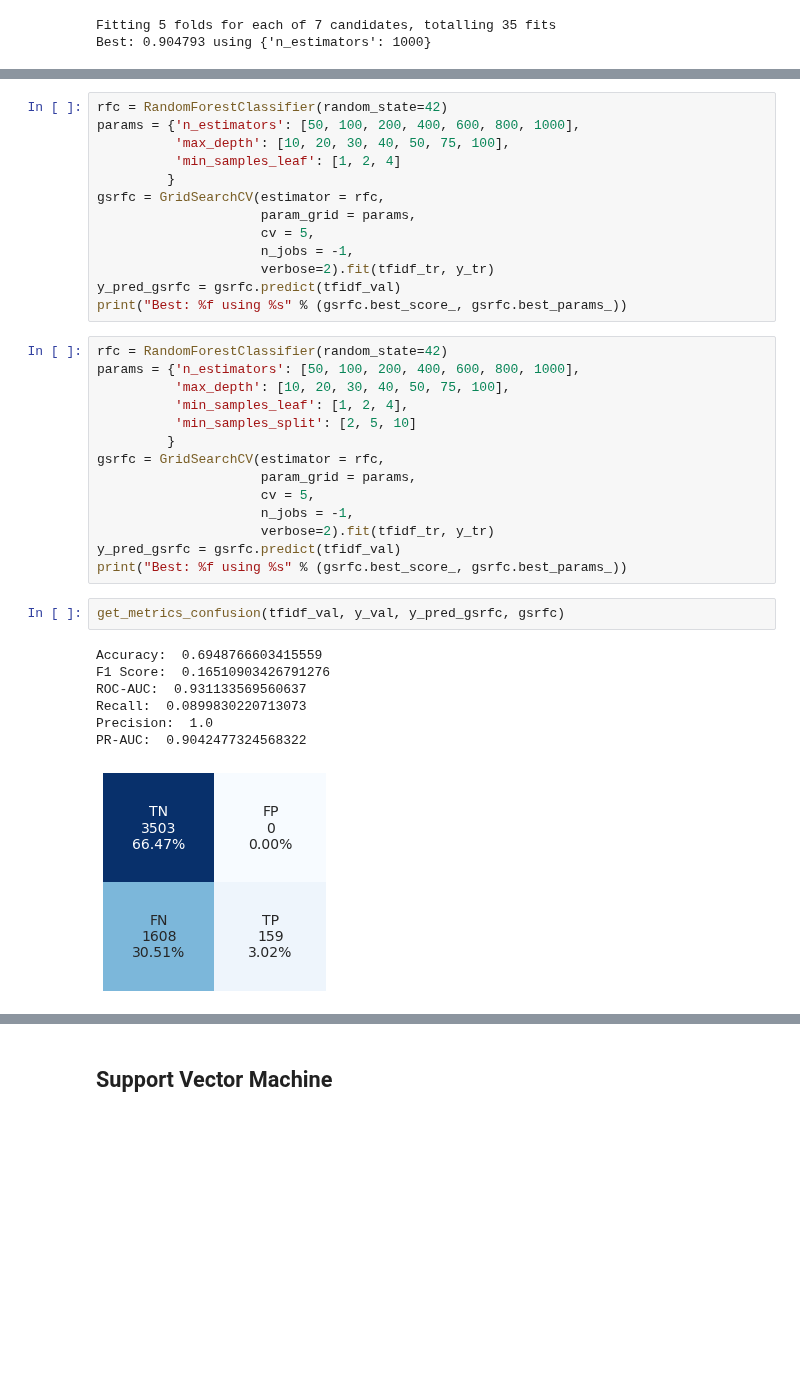
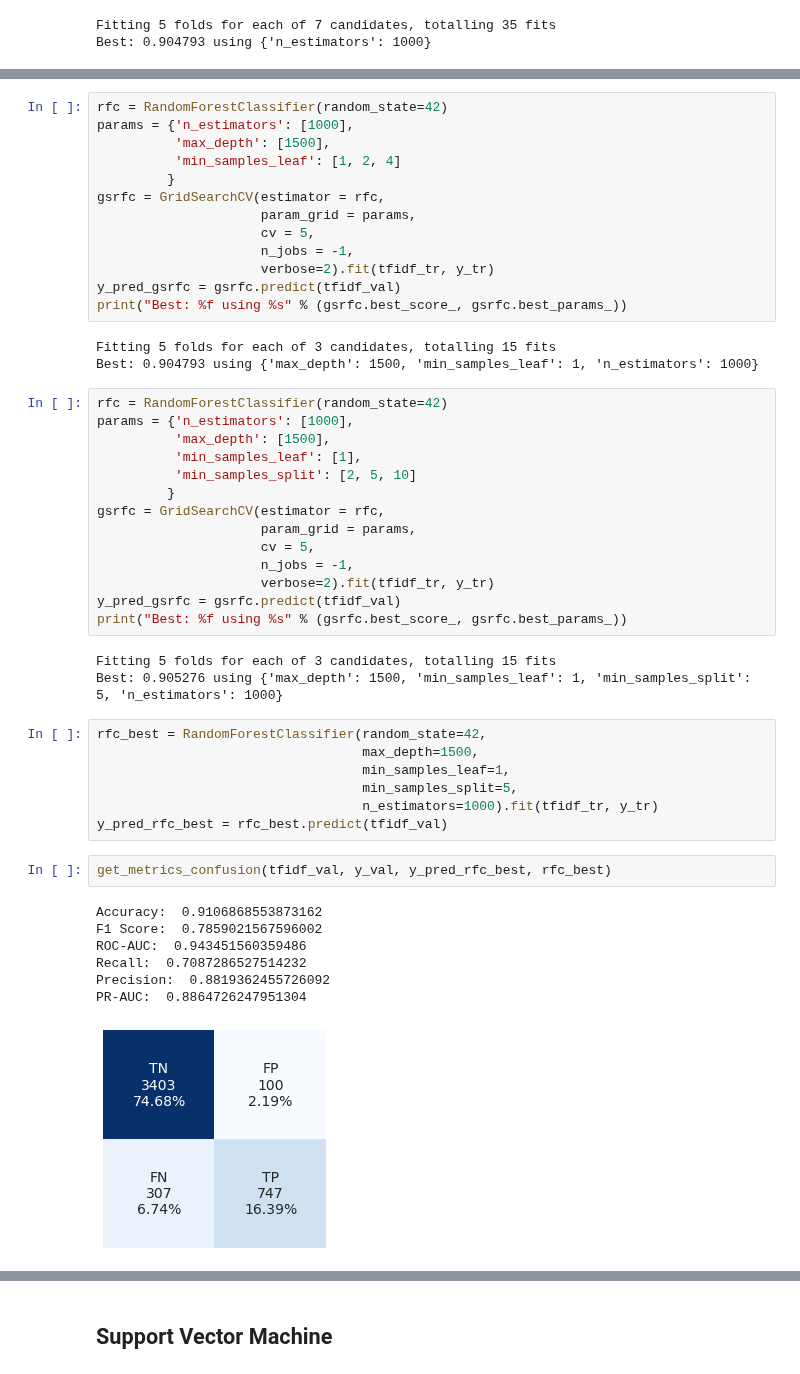
Before and after one commit to datascisteven/Automated-Hate-Tweet-Detection, a Jupyter notebook: notebooks/balanced_modeling.ipynb, the cells around one changed output, grey strips where cells are left out. Saved outputs shown, nothing was run; the diff lists cells and outputs as text; blank space fills up the shorter version.

```diff
--- a/notebooks/balanced_modeling.ipynb
+++ b/notebooks/balanced_modeling.ipynb
@@ -483,7 +478,7 @@ print("Best: %f using %s" % (gsrfc.best_score_, gsrfc.best_params_))
 # %%
 rfc = RandomForestClassifier(random_state=42)
-params = {'n_estimators': [50, 100, 200, 400, 600, 800, 1000],
-          'max_depth': [10, 20, 30, 40, 50, 75, 100],
+params = {'n_estimators': [1000],
+          'max_depth': [1500],
           'min_samples_leaf': [1, 2, 4]
          }
 gsrfc = GridSearchCV(estimator = rfc,
@@ -493,11 +488,14 @@ gsrfc = GridSearchCV(estimator = rfc,
                      verbose=2).fit(tfidf_tr, y_tr)
 y_pred_gsrfc = gsrfc.predict(tfidf_val)
 print("Best: %f using %s" % (gsrfc.best_score_, gsrfc.best_params_))
+# %% [output]
+Fitting 5 folds for each of 3 candidates, totalling 15 fits
+Best: 0.904793 using {'max_depth': 1500, 'min_samples_leaf': 1, 'n_estimators': 1000}
 # %%
 rfc = RandomForestClassifier(random_state=42)
-params = {'n_estimators': [50, 100, 200, 400, 600, 800, 1000],
-          'max_depth': [10, 20, 30, 40, 50, 75, 100],
-          'min_samples_leaf': [1, 2, 4],
+params = {'n_estimators': [1000],
+          'max_depth': [1500],
+          'min_samples_leaf': [1],
           'min_samples_split': [2, 5, 10]
          }
 gsrfc = GridSearchCV(estimator = rfc,
@@ -507,13 +505,23 @@ gsrfc = GridSearchCV(estimator = rfc,
                      verbose=2).fit(tfidf_tr, y_tr)
 y_pred_gsrfc = gsrfc.predict(tfidf_val)
 print("Best: %f using %s" % (gsrfc.best_score_, gsrfc.best_params_))
+# %% [output]
+Fitting 5 folds for each of 3 candidates, totalling 15 fits
+Best: 0.905276 using {'max_depth': 1500, 'min_samples_leaf': 1, 'min_samples_split': 5, 'n_estimators': 1000}
+# %%
+rfc_best = RandomForestClassifier(random_state=42,
+                                  max_depth=1500,
+                                  min_samples_leaf=1,
+                                  min_samples_split=5,
+                                  n_estimators=1000).fit(tfidf_tr, y_tr)
+y_pred_rfc_best = rfc_best.predict(tfidf_val)
 # %%
-get_metrics_confusion(tfidf_val, y_val, y_pred_gsrfc, gsrfc)
+get_metrics_confusion(tfidf_val, y_val, y_pred_rfc_best, rfc_best)
 # %% [output]
-Accuracy:  0.6948766603415559
-F1 Score:  0.16510903426791276
-ROC-AUC:  0.931133569560637
-Recall:  0.0899830220713073
-Precision:  1.0
-PR-AUC:  0.9042477324568322
+Accuracy:  0.9106868553873162
+F1 Score:  0.7859021567596002
+ROC-AUC:  0.943451560359486
+Recall:  0.7087286527514232
+Precision:  0.8819362455726092
+PR-AUC:  0.8864726247951304
-[figure, old version]
+[figure, new version]
```
Also changed, not shown: parts of 15 cells of this notebook, 2 other files.
